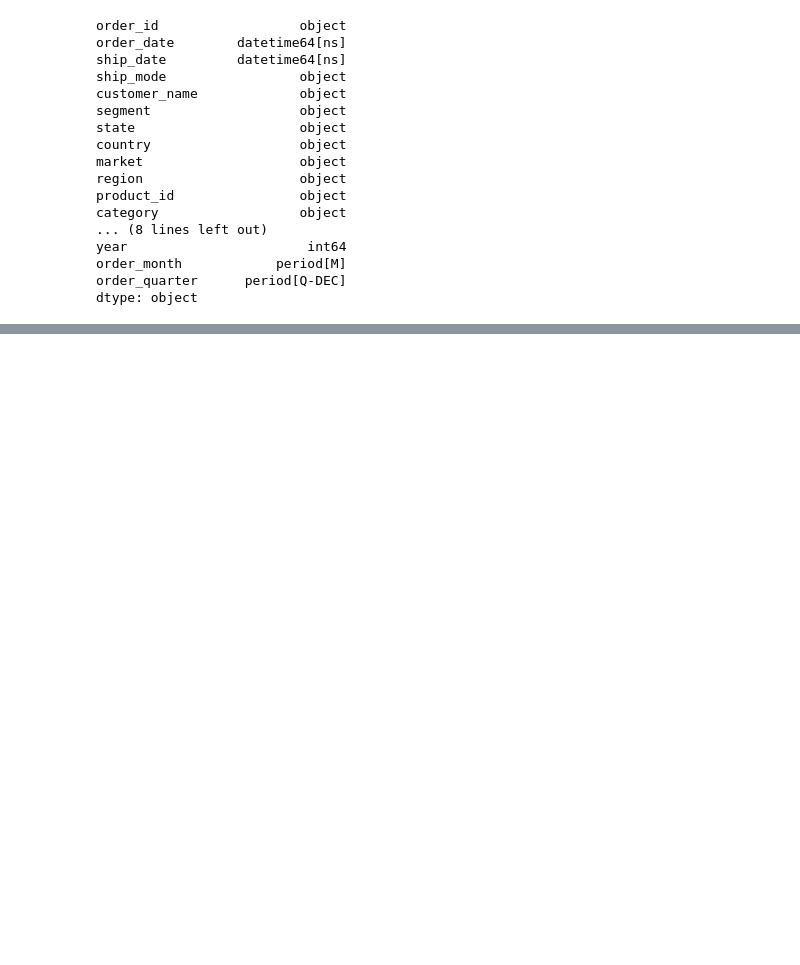
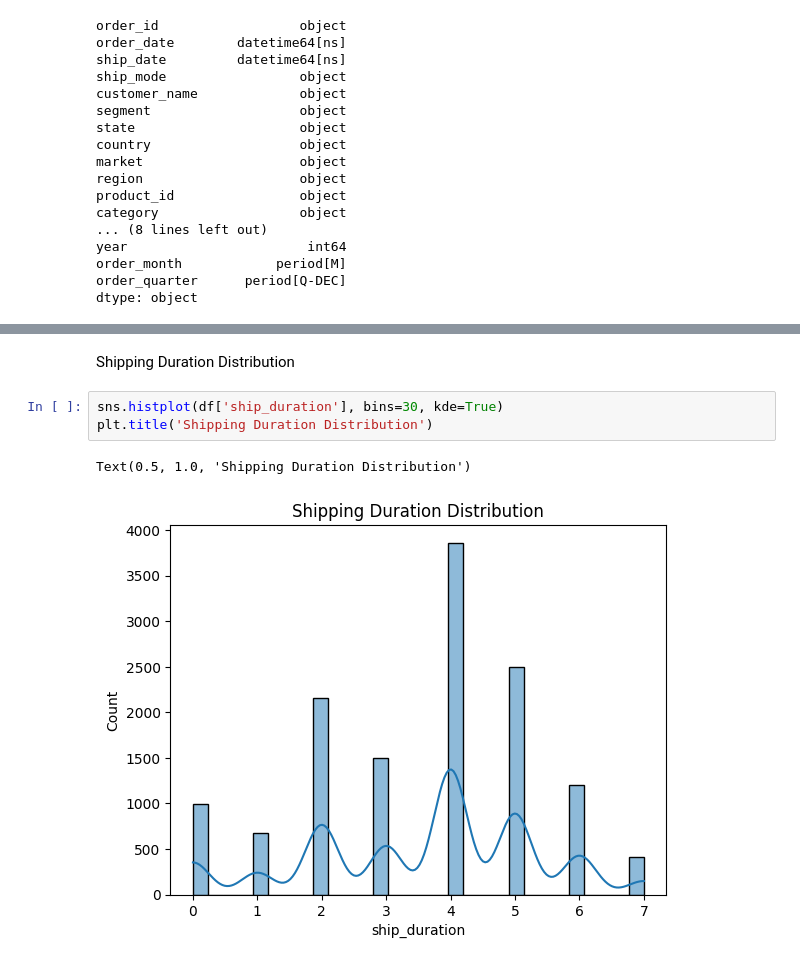
Before and after one commit to Mitrafa/superstore-streamlit-app, a Jupyter notebook: notebooks/exploratory_anaysis.ipynb, the cells around one changed output, grey strips where cells are left out. Drawn from its saved outputs; the diff is of its cells as text; blank space fills up the shorter version.

```diff
--- a/notebooks/exploratory_anaysis.ipynb
+++ b/notebooks/exploratory_anaysis.ipynb
@@ -168,0 +245,8 @@ dtype: object
+# %% [markdown]
+Shipping Duration Distribution
+# %%
+sns.histplot(df['ship_duration'], bins=30, kde=True)
+plt.title('Shipping Duration Distribution')
+# %% [output]
+Text(0.5, 1.0, 'Shipping Duration Distribution')
+[figure, added]
```
Also changed, not shown: parts of 11 cells of this notebook, 12 other files.
